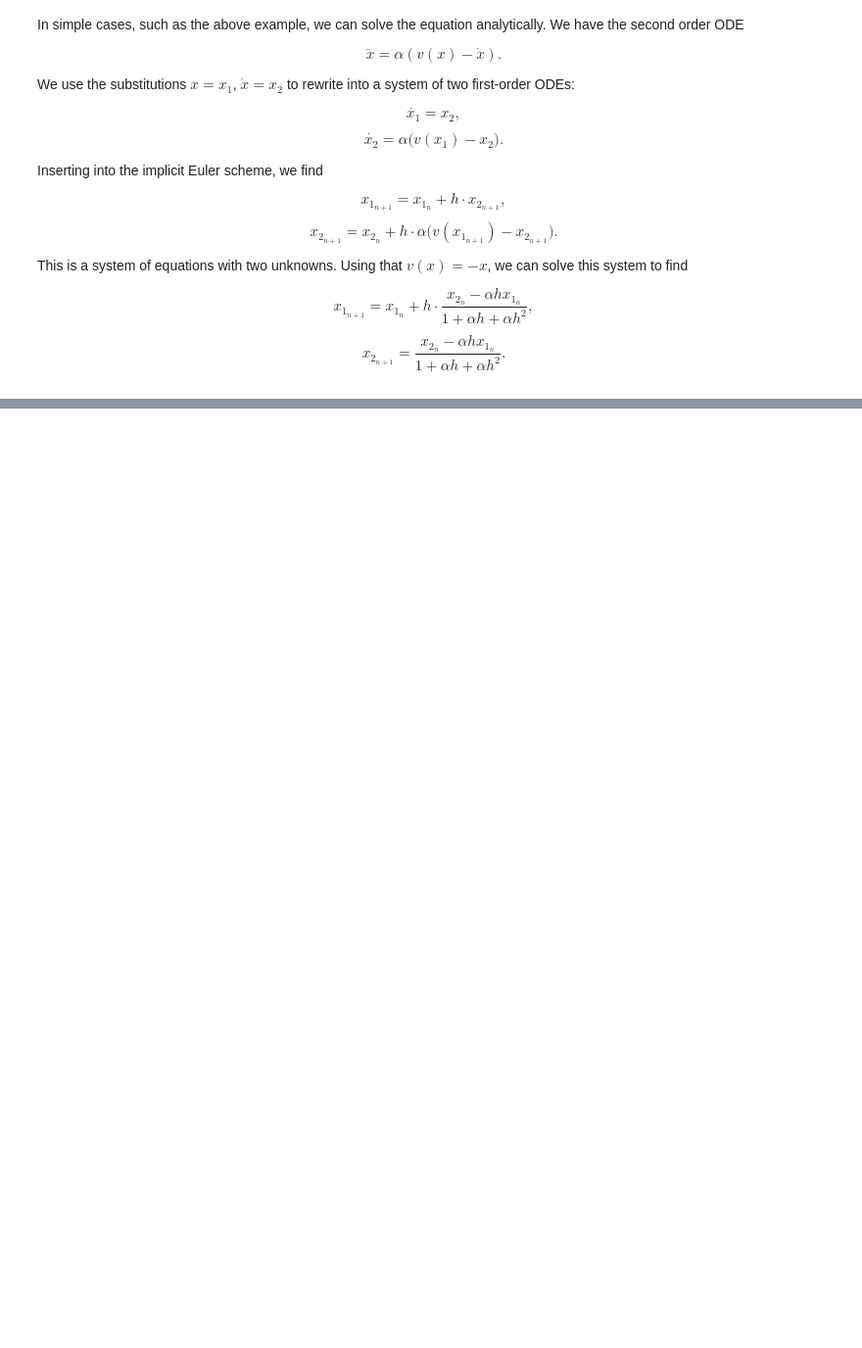
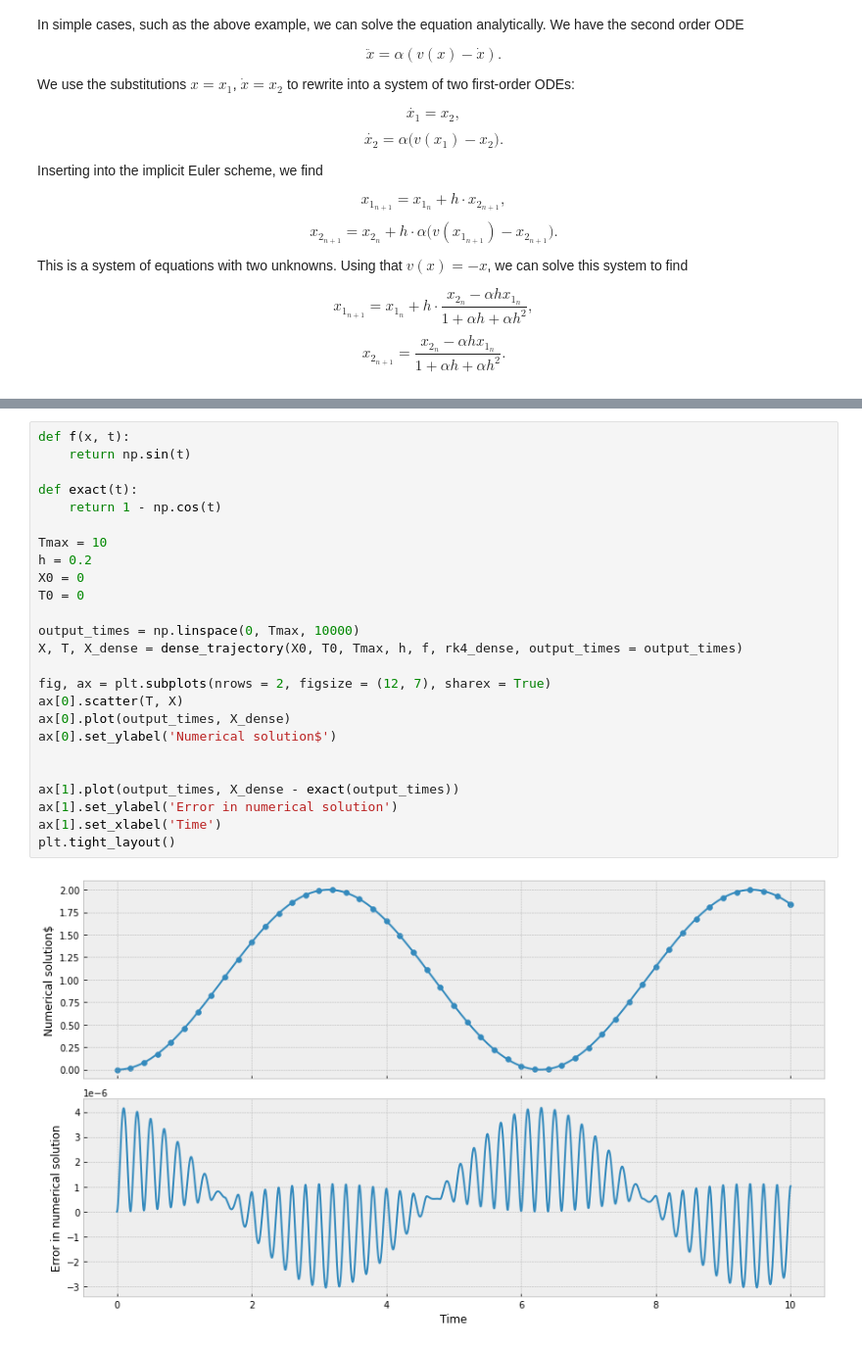
Before and after one commit to nordam/ComputationalPhysics, a Jupyter notebook: Notebooks/9 - Ordinary differential equations.ipynb, the cells around one changed output, grey strips where cells are left out. Shown at 98% size. Drawn from its saved outputs; the diff is of its cells as text; blank space fills up the shorter version.

```diff
--- a/Notebooks/9 - Ordinary differential equations.ipynb
+++ b/Notebooks/9 - Ordinary differential equations.ipynb
@@ -791,0 +933,27 @@ plt.tight_layout()
+# %%
+def f(x, t):
+    return np.sin(t)
+
+def exact(t):
+    return 1 - np.cos(t)
+
+Tmax = 10
+h = 0.2
+X0 = 0
+T0 = 0
+
+output_times = np.linspace(0, Tmax, 10000)
+X, T, X_dense = dense_trajectory(X0, T0, Tmax, h, f, rk4_dense, output_times = output_times)
+
+fig, ax = plt.subplots(nrows = 2, figsize = (12, 7), sharex = True)
+ax[0].scatter(T, X)
+ax[0].plot(output_times, X_dense)
+ax[0].set_ylabel('Numerical solution$')
+
+
+ax[1].plot(output_times, X_dense - exact(output_times))
+ax[1].set_ylabel('Error in numerical solution')
+ax[1].set_xlabel('Time')
+plt.tight_layout()
+# %% [output]
+[figure, added]
```
Also changed, not shown: parts of 35 cells of this notebook.
